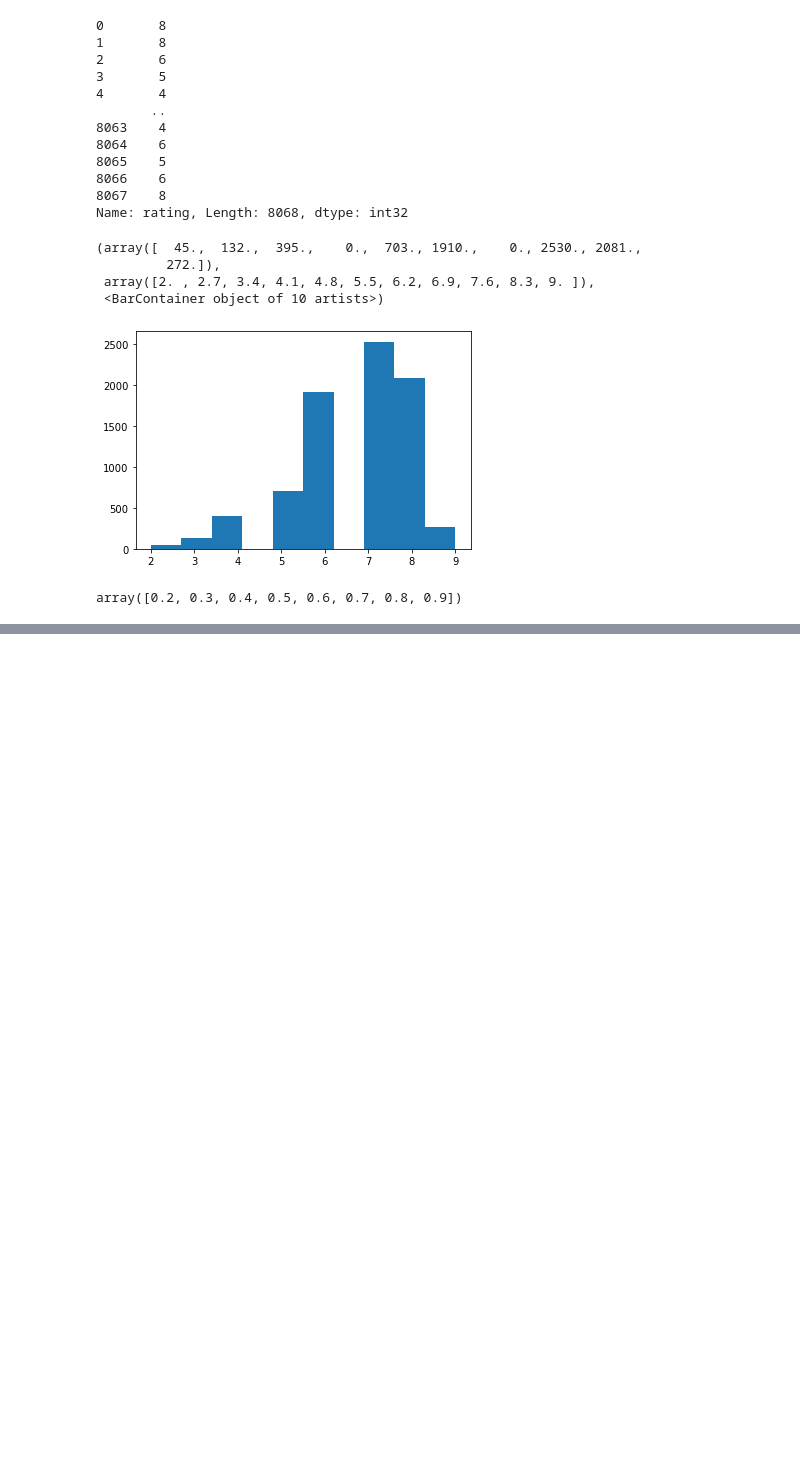
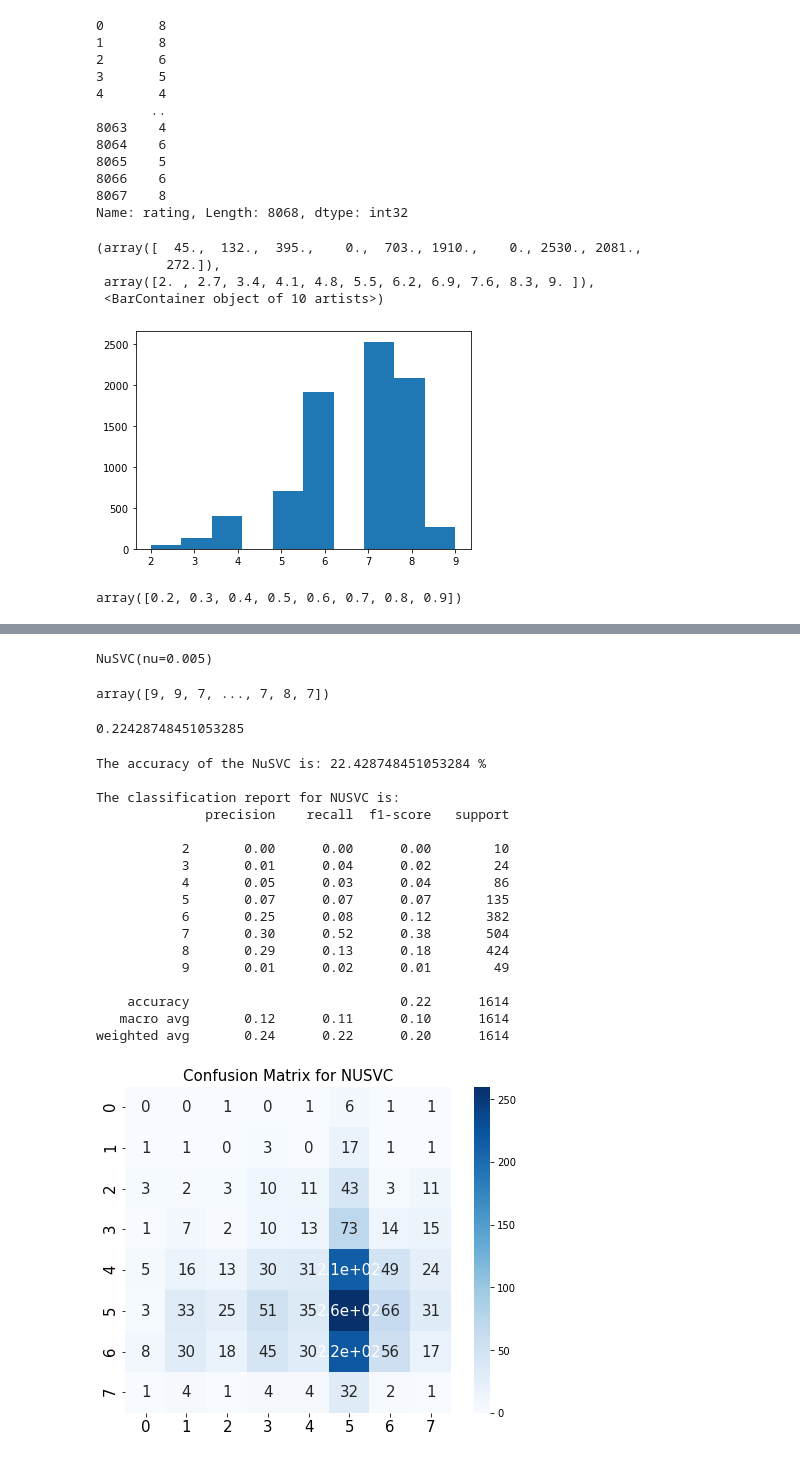
Before and after one commit to MichelBrunGit/Ironhack-DAFT-Project7-ML-Netflix, a Jupyter notebook: NuSVC_Model.ipynb, the cells around one changed output, grey strips where cells are left out. Saved outputs shown, nothing was run; the diff lists cells and outputs as text; code cells hidden in the pictures; blank space fills up the shorter version.

Commit message:
Model

```diff
--- a/NuSVC_Model.ipynb
+++ b/NuSVC_Model.ipynb
@@ -293,0 +309,13 @@ clf.score(X,y)
+# %%
+from sklearn.metrics import classification_report
+from sklearn.metrics import confusion_matrix
+def generate_results(model, predictions, name):
+    cl_rep = classification_report(y_test, predictions)
+    print("\nThe classification report for " + name + " is:", cl_rep, sep = "\n")
+    cm_model = confusion_matrix(y_test, predictions)
+    plt.figure(figsize = (8, 6))
+    sns.heatmap(cm_model, annot = True, cmap = 'Blues', annot_kws = {'size': 15}, square = True)
+    plt.title('Confusion Matrix for ' + name, size = 15)
+    plt.xticks(size = 15)
+    plt.yticks(size = 15)
+    plt.show()
@@ -293,0 +324,37 @@ clf.score(X,y)
+# %%
+nusvc = NuSVC(nu=0.005)
+nusvc.fit(x_train,y_train)
+# %% [output]
+NuSVC(nu=0.005)
+# %%
+y_pred=nusvc.predict(x_test)
+y_pred
+# %% [output]
+array([9, 9, 7, ..., 7, 8, 7])
+# %%
+acc_nusvc=nusvc.score(x_test,y_test)
+acc_nusvc
+# %% [output]
+0.22428748451053285
+# %%
+print('The accuracy of the NuSVC is:', acc_nusvc * 100, '%')
+generate_results(acc_nusvc, y_pred, 'NUSVC')
+# %% [output]
+The accuracy of the NuSVC is: 22.428748451053284 %
+
+The classification report for NUSVC is:
+              precision    recall  f1-score   support
+
+           2       0.00      0.00      0.00        10
+           3       0.01      0.04      0.02        24
+           4       0.05      0.03      0.04        86
+           5       0.07      0.07      0.07       135
+           6       0.25      0.08      0.12       382
+           7       0.30      0.52      0.38       504
+           8       0.29      0.13      0.18       424
+           9       0.01      0.02      0.01        49
+
+    accuracy                           0.22      1614
+   macro avg       0.12      0.11      0.10      1614
+weighted avg       0.24      0.22      0.20      1614
+[figure, added]
```
Also changed, not shown: parts of 14 cells of this notebook, 1 other file.
